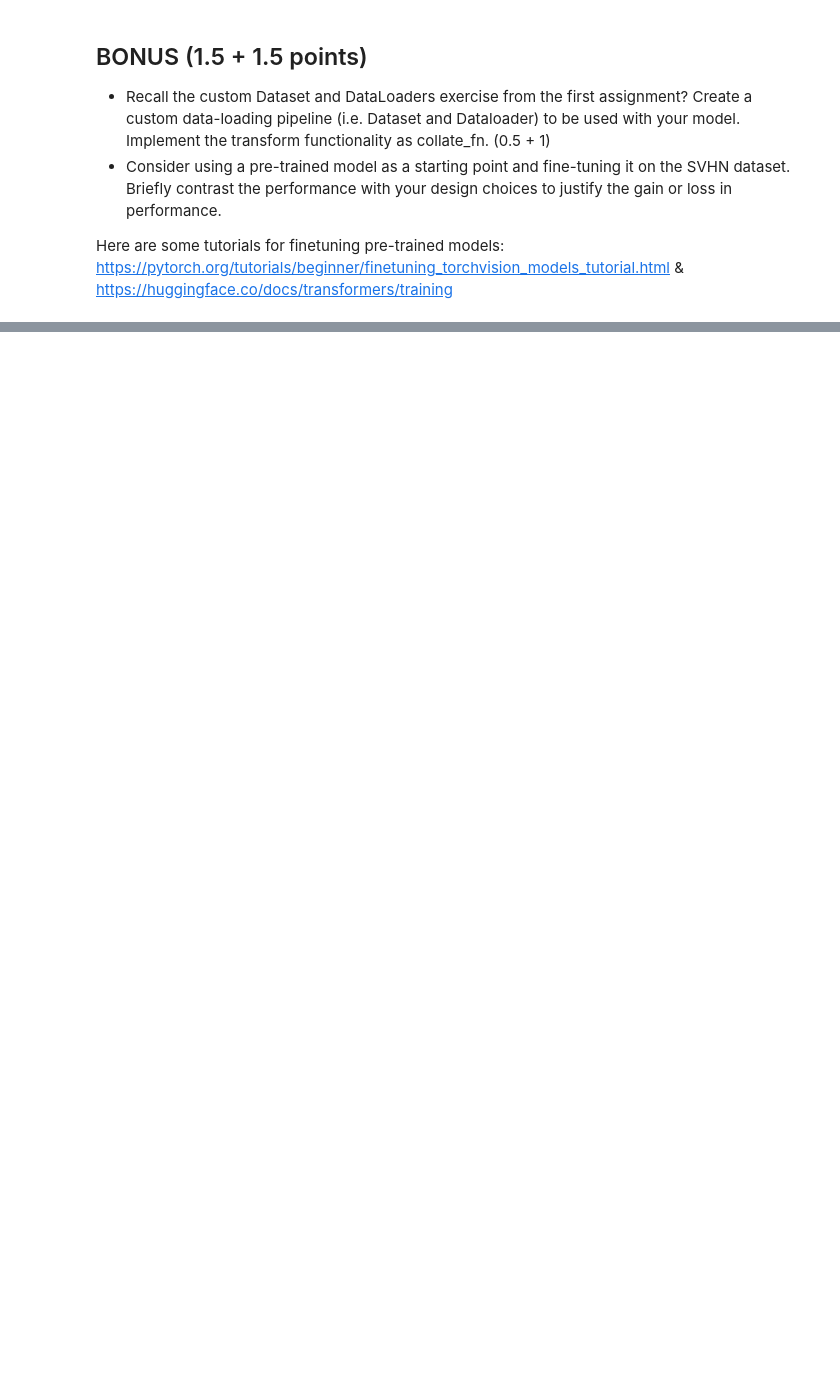
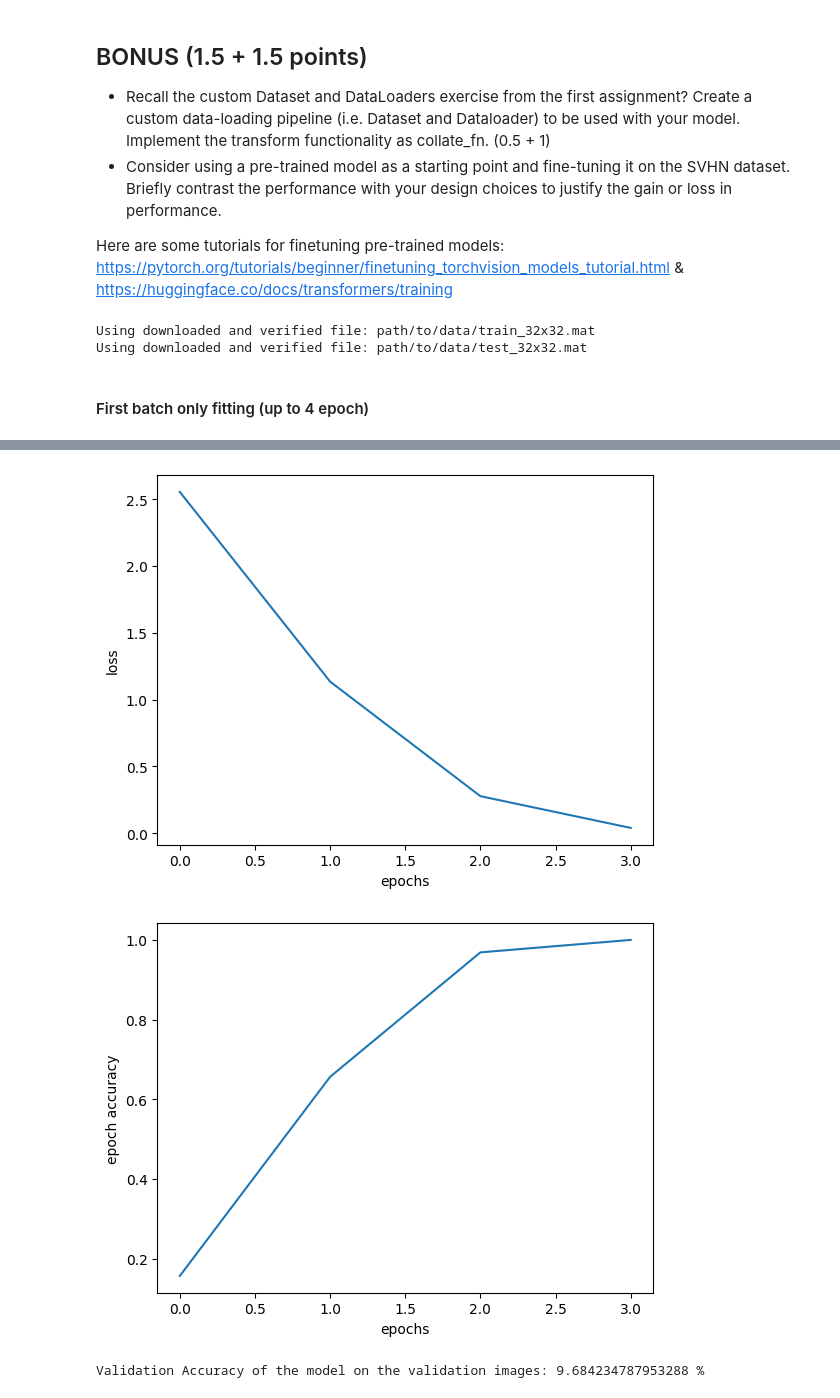
Before and after one commit to igunduz/neural-networks, a Jupyter notebook: assignment-9/NNTI_Exercise_9_2.ipynb, the cells around one changed output, grey strips where cells are left out. Saved outputs shown, nothing was run; the diff lists cells and outputs as text; code cells hidden in the pictures; blank space fills up the shorter version.

```diff
--- a/assignment-9/NNTI_Exercise_9_2.ipynb
+++ b/assignment-9/NNTI_Exercise_9_2.ipynb
@@ -212,51 +248,71 @@ from torchvision import datasets, transforms, models
 from torch.utils.data import Dataset, DataLoader
 
 class SVHNDataset(Dataset):
-    def __init__(self, data_path, transform=None):
+    def __init__(self, data_path, transform=None, split='train'):
         self.transform = transform
+        self.data = datasets.SVHN(root='path/to/data', split=split, download=True)
 
     def __len__(self):
         return len(self.data)
 
     def __getitem__(self, idx):
-        img, label = self.data[idx], self.labels[idx]
+        img, label = self.data [idx]
         if self.transform:
             img = self.transform(img)
         return img, label
 
 
 def collate_fn(batch):
-    return [transform(item) for item in batch]
+    imgs = []
+    labels = []
 
-def svhn_data_loader(data_path, batch_size, transform=None):
-    dataset = SVHNDataset(data_path, transform)
+    for img, label in batch:
+        imgs.append (img [None])
+        labels.append (label)
+
+    imgs = torch.cat (imgs)
+    labels = torch.tensor (labels, dtype=torch.long)
+
+    return (imgs, labels)
+
+def svhn_data_loader(data_path, batch_size, transform=None, split='train'):
+    dataset = SVHNDataset(data_path, transform, split=split)
     dataloader = torch.utils.data.DataLoader(dataset, batch_size=32, collate_fn=collate_fn)
     return dataloader
 
 
 # Define the transform to be applied to the dataset
 transform = transforms.Compose([
-    transforms.RandomHorizontalFlip(),
-    transforms.RandomRotation(10),
+    transforms.transforms.Grayscale(1),
     transforms.ToTensor(),
-    transforms.Normalize((0.5, 0.5, 0.5), (0.5, 0.5, 0.5))
 ])
 
 # Dataloader
 data_path = 'path/to/data/'
-train_loader1 = svhn_data_loader(data_path,  batch_size=32, transform=transform)
-
-
-# Load a pretrained CNN model
-resnet_model = models.resnet101(pretrained=True)
+train_loader1 = svhn_data_loader(data_path,  batch_size=64, transform=transform, split='train')
+eval_loader1 = svhn_data_loader(data_path,  batch_size=32, transform=transform, split='test')
 
 device = torch.device("cuda" if torch.cuda.is_available() else "cpu")
+
 torch.manual_seed(42)
 criterion = nn.CrossEntropyLoss()
-optimizer = torch.optim.AdamW(resnet_model.parameters(), lr=0.001)
-
-# Train the model
-train_loop(train_loader1, resnet_model, criterion, optimizer)
-
-#Evaluate the model
-evaluation(test_loader, resnet_model, criterion)
+# %% [output]
+Using downloaded and verified file: path/to/data/train_32x32.mat
+Using downloaded and verified file: path/to/data/test_32x32.mat
+# %% [markdown]
+#### First batch only fitting (up to 4 epoch)
+# %%
+torch.manual_seed(42)
+resnet_model = models.resnet18(pretrained=True).to(device)
+resnet_model.conv1 = Conv2d(1, 64, kernel_size=(7, 7), stride=(2, 2), padding=(3, 3), bias=False)
+resnet_model.fc = nn.Linear (512, 10)
+resnet_model.train ()
+resnet_model = resnet_model.to(device)
+optimizer = torch.optim.Adam(resnet_model.parameters(), lr=1e-3)
+
+# Train the model
+train_loop(train_loader1, resnet_model, loss_fn, optimizer, device, num_epoch=4, first_batch_only=True)
+
+#Evaluate the model
+evaluation(eval_loader1, resnet_model, loss_fn, device)
+# %% [output]
@@ -262,0 +321,3 @@ evaluation(test_loader, resnet_model, criterion)
+[figure, added]
+[figure, added]
+Validation Accuracy of the model on the validation images: 9.684234787953288 %
```
Also changed, not shown: parts of 15 cells of this notebook, 1 other file.
